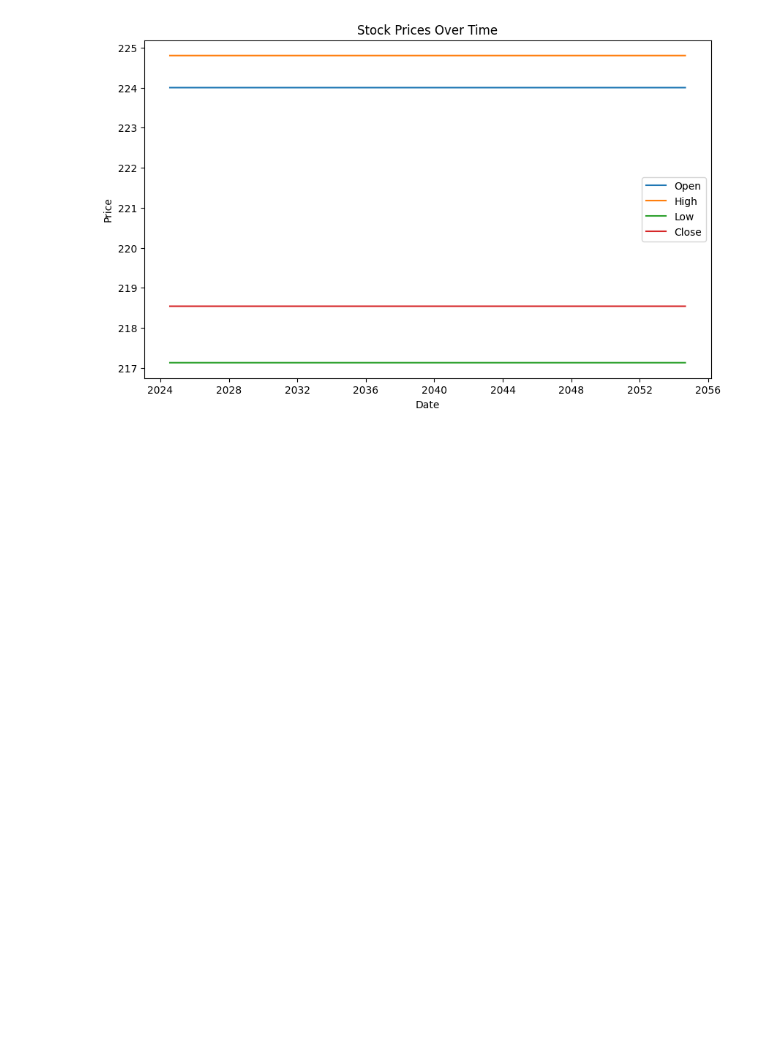
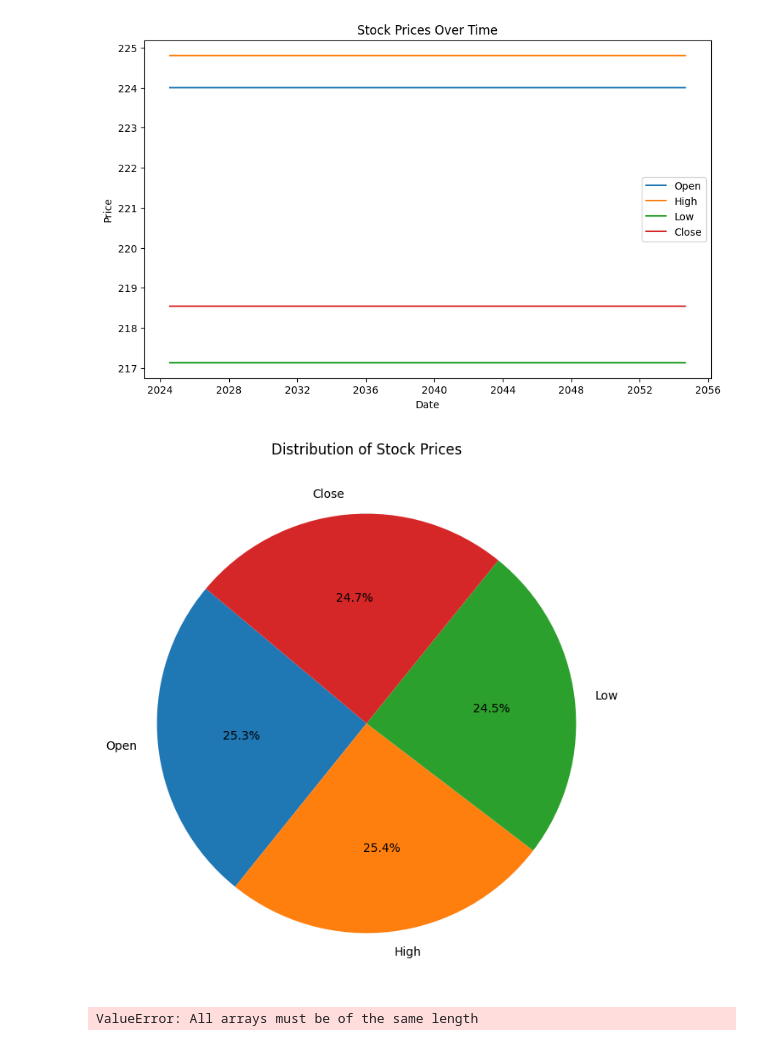
Before and after one commit to obig20/week_one, a Jupyter notebook: EDA.ipynb, the cells around one changed output. Cells and saved outputs as stored; diff of their text form; code cells hidden in the pictures; blank space fills up the shorter version.

Commit message:
graphical expression of  the data

```diff
--- a/EDA.ipynb
+++ b/EDA.ipynb
@@ -130,3 +130,55 @@ plt.legend()
 plt.show()
 # %% [output]
 [figure]
+# %%
+import matplotlib.pyplot as plt
+import pandas as pd
+
+# Sample data based on the provided summary
+data = {
+    'Category': ['Open', 'High', 'Low', 'Close'],
+    'Values': [224.000000, 224.800003, 217.130005, 218.539993 ]
+}
+
+# Create a DataFrame
+df = pd.DataFrame(data)
+
+# Plot the pie chart
+plt.figure(figsize=(8, 8))
+plt.pie(df['Values'], labels=df['Category'], autopct='%1.1f%%', startangle=140)
+plt.title('Distribution of Stock Prices')
+plt.show()
+# %% [output]
+[figure, added]
+# %%
+import matplotlib.pyplot as plt
+import pandas as pd
+
+# Sample data for 7 days
+data = {
+    'Open': [224.000000, 218.699997 , 218.699997, 216.960007 , 219.190002],
+    'High': [22.539055, 220.850000, 219.490005, 219.300003, 220.330002],
+    'Low': [220.330002, 218.800003, 214.619995, 216.009995, 215.750000],
+    'Close': [216.119995, 217.490005, 217.960007, 218.240005, 218.800003],
+}
+
+# Create a DataFrame
+df = pd.DataFrame(data)
+
+# Plot the histogram
+plt.figure(figsize=(10, 6))
+plt.hist(df['Open'], bins=30, alpha=0.5, label='Open', edgecolor='black')
+plt.hist(df['High'], bins=30, alpha=0.5, label='High', edgecolor='black')
+plt.hist(df['Low'], bins=30, alpha=0.5, label='Low', edgecolor='black')
+plt.hist(df['Close'], bins=30, alpha=0.5, label='Close', edgecolor='black')
+
+# Add labels and title
+plt.xlabel('Price')
+plt.ylabel('Frequency')
+plt.title('Distribution of Stock Prices Over 7 Days')
+plt.legend()
+
+# Show the plot
+plt.show()
+# %% [output]
+ValueError: All arrays must be of the same length
```
